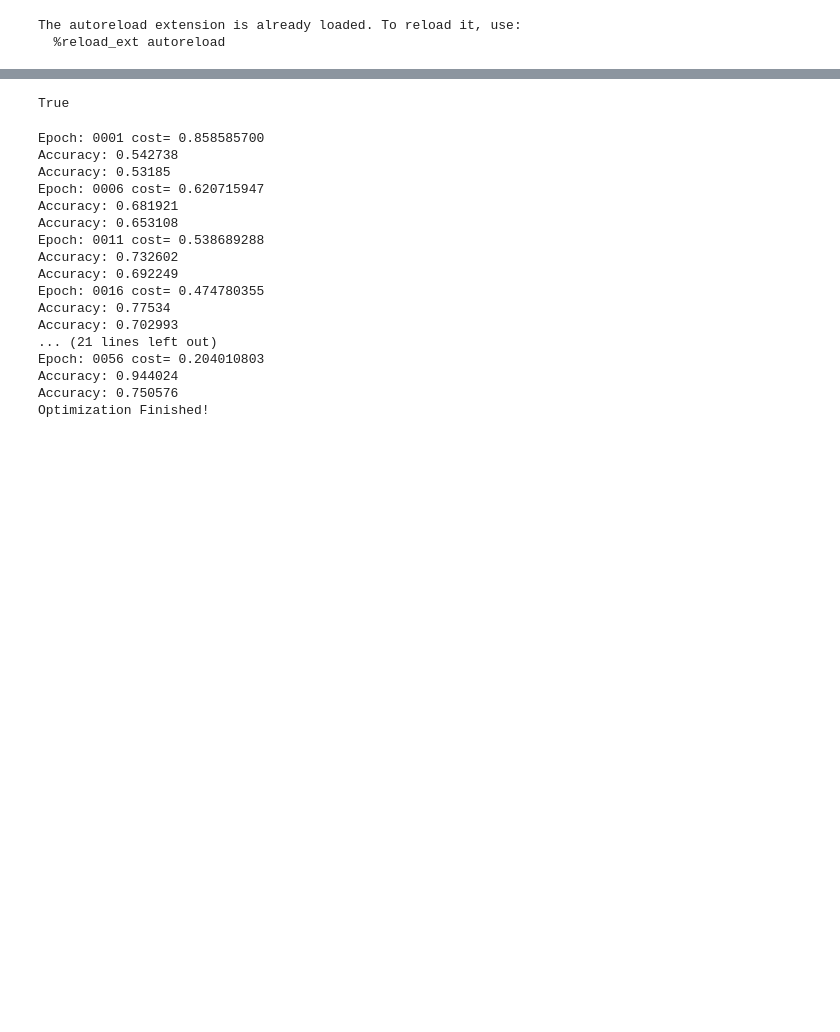
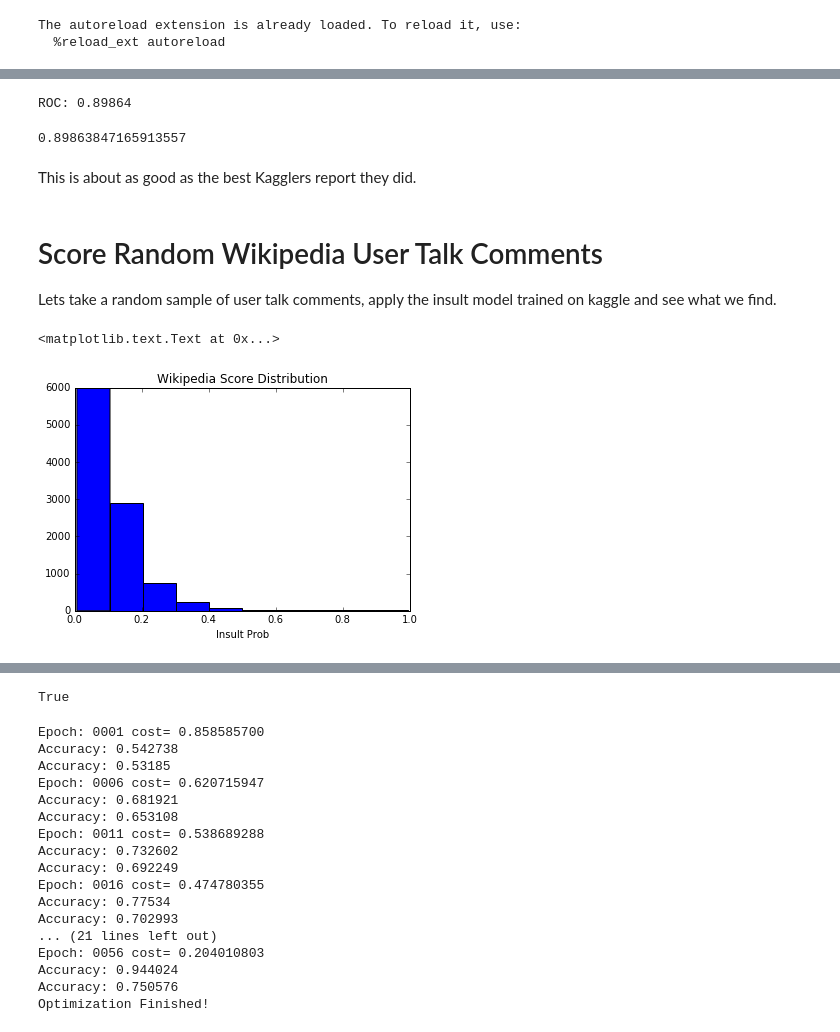
Before and after one commit to ewulczyn/wiki-detox, a Jupyter notebook: kaggle/src/n-grams.ipynb, the cells around one changed output, grey strips where cells are left out. Saved outputs shown, nothing was run; the diff lists cells and outputs as text; code cells hidden in the pictures; blank space fills up the shorter version.

Commit message:
added kaggle data investigation

```diff
--- a/kaggle/src/n-grams.ipynb
+++ b/kaggle/src/n-grams.ipynb
@@ -28,13 +34,6 @@ sklearn.cross_validation.train_test_split(corpus, labels, test_size=0.33)
 # %%
-vecorizer = Pipeline(
-    [
-        ('vect', sklearn.feature_extraction.text.CountVectorizer(
-                lowercase=False,
-                analyzer='char',
-                ngram_range=(1,4),
-                )
-        ),
-        ('tfidf', sklearn.feature_extraction.text.TfidfTransformer(
-                sublinear_tf=True,norm='l2')
-        ),
-    ]).fit(train_corpus)
+pipeline = Pipeline([
+    ('vect', sklearn.feature_extraction.text.CountVectorizer()),
+    ('tfidf', sklearn.feature_extraction.text.TfidfTransformer(sublinear_tf=True,norm='l2')),
+    ('clf', sklearn.linear_model.LogisticRegression()),
+])
@@ -112,0 +40,15 @@ model, metrics = evaluate(
+# %%
+param_grid = {
+    #'vect__max_df': (0.5, 0.75, 1.0),
+    #'vect__max_features': (None, 5000, 10000, 50000),
+    'vect__ngram_range': ((1, 1), (2, 2), (1,4)),  # unigrams or bigrams
+    #'vect_lowercase': (True, False),
+    'vect__analyzer' : ('char',), #('word', 'char')
+    #'tfidf__use_idf': (True, False),
+    #'tfidf__norm': ('l1', 'l2'),
+    #'clf__penalty': ('l2', 'elasticnet'),
+    #'clf__n_iter': (10, 50, 80),
+    'clf__C': [0.1, 1, 5,  50, 100, 1000, 5000],
+}
+
+model = cv (train_corpus, train_labels.values, 5, pipeline, param_grid, 'roc_auc', False, n_jobs=8)
@@ -112,0 +73,24 @@ model, metrics = evaluate(
+# %%
+# Hold out set Perf
+auc(test_labels.values,get_scores(model, test_corpus))
+# %% [output]
+ROC: 0.89864
+0.89863847165913557
+# %% [markdown]
+This is about as good as the best Kagglers report they did.
+# %% [markdown]
+# Score Random Wikipedia User Talk Comments
+
+Lets take a random sample of user talk comments, apply the insult model trained on kaggle and see what we find.
+# %%
+d_wiki = pd.read_csv('../../wikipedia/data/100k_user_talk_comments.tsv', sep = '\t').dropna()[:10000]
+# %%
+d_wiki['prob'] = model.predict_proba(d_wiki['diff'])[:,1]
+d_wiki.sort('prob', ascending=False, inplace = True)
+# %%
+_ = plt.hist(d_wiki['prob'].values)
+plt.xlabel('Insult Prob')
+plt.title('Wikipedia Score Distribution')
+# %% [output]
+<matplotlib.text.Text at 0x...>
+[figure, added]
```
Also changed, not shown: parts of 28 cells of this notebook, 2 other files.
